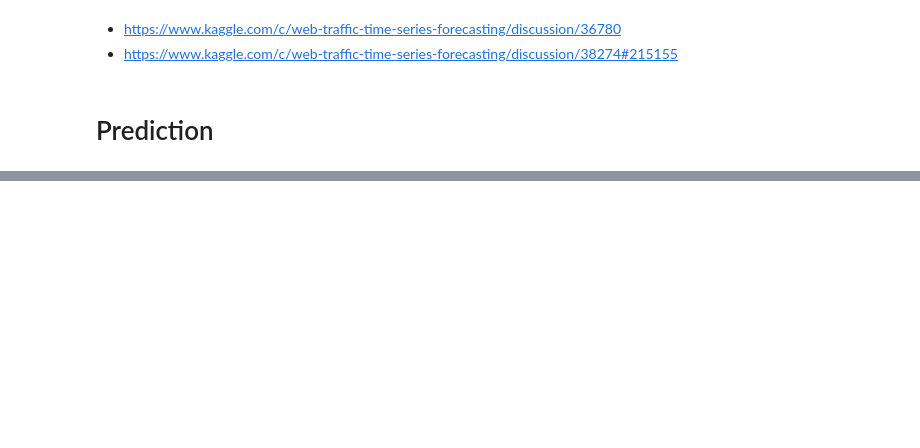
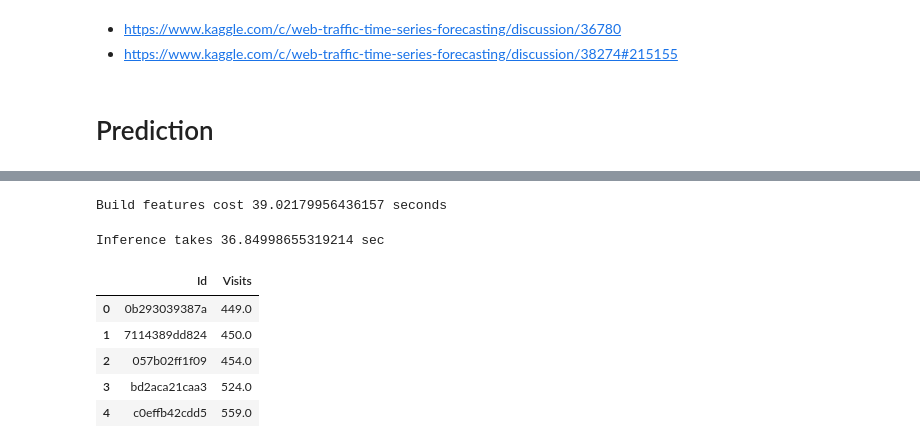
Before and after one commit to hep07/insight, a Jupyter notebook: LGB baseline.ipynb, the cells around one changed output, grey strips where cells are left out. Cells and saved outputs as stored; diff of their text form; code cells hidden in the pictures; blank space fills up the shorter version.

```diff
--- a/LGB baseline.ipynb
+++ b/LGB baseline.ipynb
@@ -228,19 +292,23 @@ print(
 # name = 'gb4-r0'
 # gbm = lgb.Booster(model_file='model.{}.txt'.format(name))
 # %%
+start_time = time.time()
 test = pd.read_pickle(root + 'key_2_modified.pkl')
 
 test_date_df = pd.read_pickle(root + 'test_date_df.pkl')
-# page_df = pd.read_pickle(root + 'page_ohe.pkl')
+page_df = pd.read_pickle(root + 'page_ohe.pkl')
 # %%
 median_data = []
 median_name = [
     '49', 'weekday_49', 'weekend_49',
     'dow0', 'dow1', 'dow2', 'dow3', 'dow4', 'dow5', 'dow6',
-    '28', 'weekday_28', 'weekend_28'
+    '14', 'weekday_14', 'weekend_14',
+    '7',
 ]
 for mname in median_name:
-    median_data.append(pd.read_pickle(root + 'median_{}.pkl'.format(mname)))
+    median_data.append(pd.read_pickle(
+        '/mnt/WD Black/Dropbox/JuanCode/Insight/Project/data2/' + 'median_{}.pkl'.format(mname)
+    ))
 
 for i in range(len(median_data)):
     page_df['median_{}'.format(median_name[i])] = np.log1p(median_data[i].iloc[:, -1])
@@ -263,11 +356,15 @@ test.isnull().sum().T
 # %%
 test.sort_index(axis=1, inplace=True)
 test_df = test.drop(['Page', 'date', 'Id'], axis=1)
+print('Build features cost {} seconds'.format(time.time()-start_time))
+# %% [output]
+Build features cost 39.02179956436157 seconds
 # %%
+start_time = time.time()
 pred_list = []
 for i in range(num_searches):
-    name = 'gb12-r{}'.format(i)
-    gbm = lgb.Booster(model_file='model.{}.txt'.format(name))
+#     name = 'gb12-r{}'.format(i)
+#     gbm = lgb.Booster(model_file='model.{}.txt'.format(name))
     pred = gbm.predict(test_df, num_iteration=gbm.best_iteration)
     pred_list.append(pred)
 
@@ -282,6 +379,18 @@ pred = np.mean(
 visit = np.round(np.expm1(pred + test_df['median_{}'.format(base)].values))
 pred_df = pd.DataFrame({'Id':test.Id,'Visits':visit})
 # %%
-name = 'gb12-ensemble'
+name = 'gb_v2_r1'
 pred_df.to_csv(
     os.path.join(root, 'test_prediction.{}.csv'.format(name)), index=False)
+print('Inference takes {} sec'.format(time.time()-start_time))
+# %% [output]
+Inference takes 36.84998655319214 sec
+# %%
+pred_df.head()
+# %% [output]
+|  | Id | Visits |
+| 0 | 0b293039387a | 449.0 |
+| 1 | 7114389dd824 | 450.0 |
+| 2 | 057b02ff1f09 | 454.0 |
+| 3 | bd2aca21caa3 | 524.0 |
+| 4 | c0effb42cdd5 | 559.0 |
```
Also changed, not shown: parts of 17 cells of this notebook, 19 other files.
